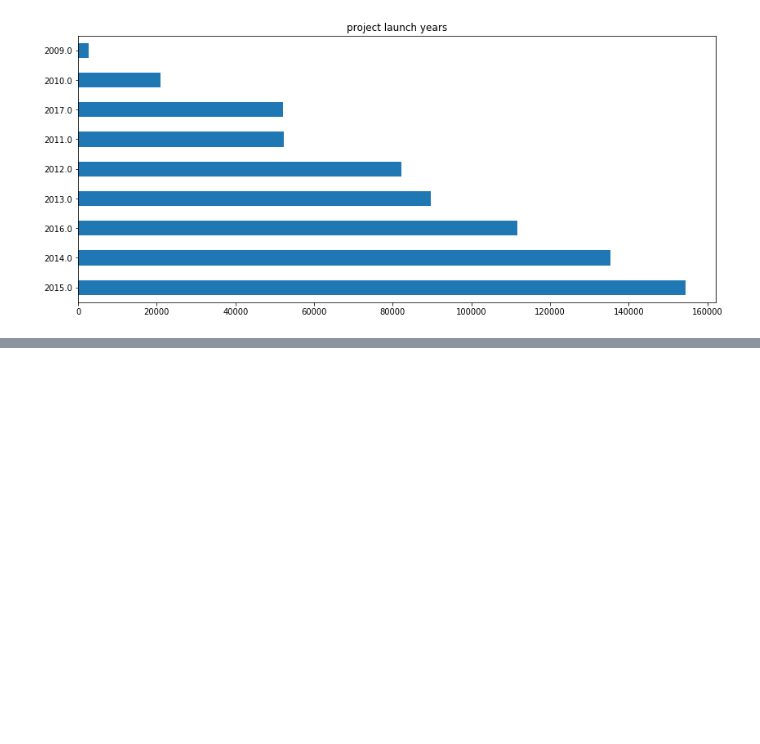
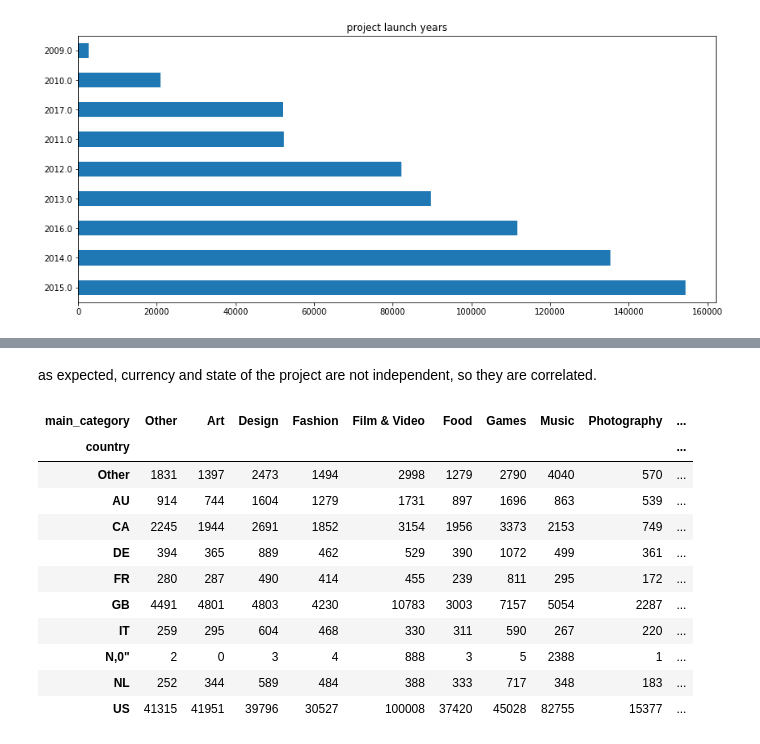
Before and after one commit to coryjanowski/Kickstarter, a Jupyter notebook: ks_statisticalTests.ipynb, the cells around one changed output, grey strips where cells are left out. Drawn from its saved outputs; the diff is of its cells as text; code cells hidden in the pictures; blank space fills up the shorter version.

```diff
--- a/ks_statisticalTests.ipynb
+++ b/ks_statisticalTests.ipynb
@@ -310,0 +477,18 @@ Name: category, Length: 771, dtype: int64
+# %% [markdown]
+as expected, currency and state of the project are not independent, so they are correlated.
+# %%
+test_crosstab = pd.crosstab(ks['country'], ks['main_category'])
+test_crosstab
+# %% [output]
+| main_category | Other | Art | Design | Fashion | Film & Video | Food | Games | Music | Photography | ... |
+| country |  |  |  |  |  |  |  |  |  | ... |
+| Other | 1831 | 1397 | 2473 | 1494 | 2998 | 1279 | 2790 | 4040 | 570 | ... |
+| AU | 914 | 744 | 1604 | 1279 | 1731 | 897 | 1696 | 863 | 539 | ... |
+| CA | 2245 | 1944 | 2691 | 1852 | 3154 | 1956 | 3373 | 2153 | 749 | ... |
+| DE | 394 | 365 | 889 | 462 | 529 | 390 | 1072 | 499 | 361 | ... |
+| FR | 280 | 287 | 490 | 414 | 455 | 239 | 811 | 295 | 172 | ... |
+| GB | 4491 | 4801 | 4803 | 4230 | 10783 | 3003 | 7157 | 5054 | 2287 | ... |
+| IT | 259 | 295 | 604 | 468 | 330 | 311 | 590 | 267 | 220 | ... |
+| N,0" | 2 | 0 | 3 | 4 | 888 | 3 | 5 | 2388 | 1 | ... |
+| NL | 252 | 344 | 589 | 484 | 388 | 333 | 717 | 348 | 183 | ... |
+| US | 41315 | 41951 | 39796 | 30527 | 100008 | 37420 | 45028 | 82755 | 15377 | ... |
```
Also changed, not shown: parts of 40 cells of this notebook, 1 other file.
